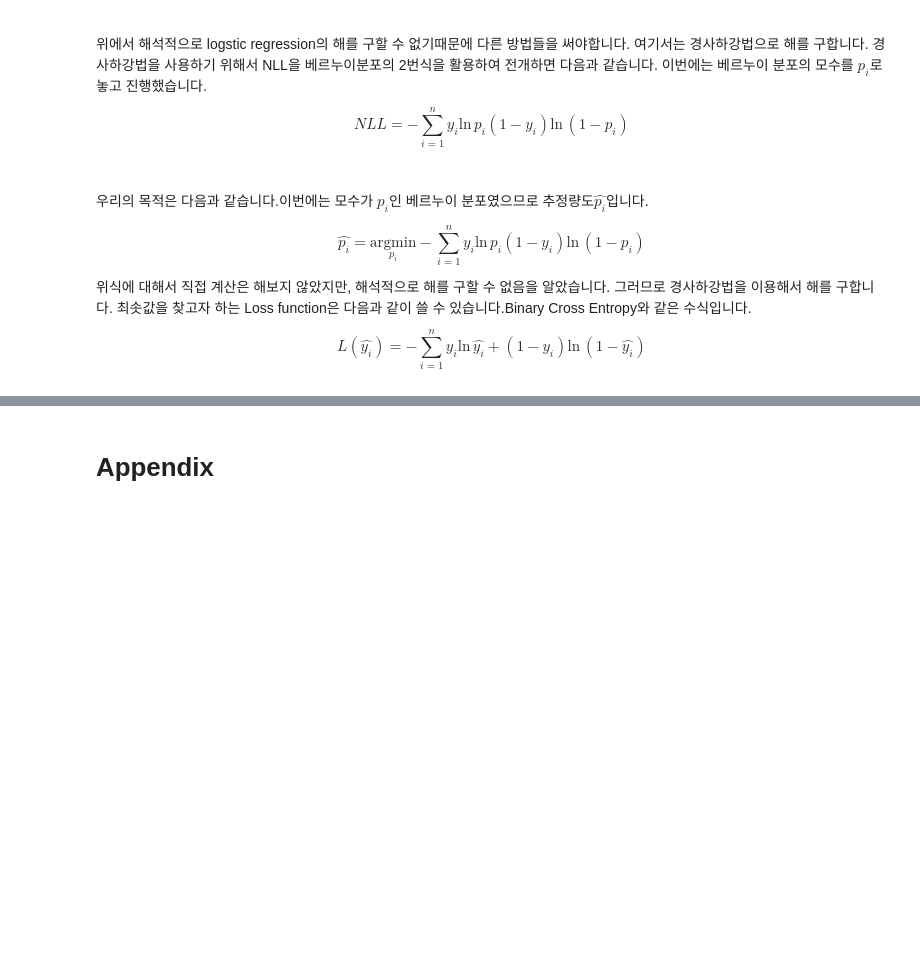
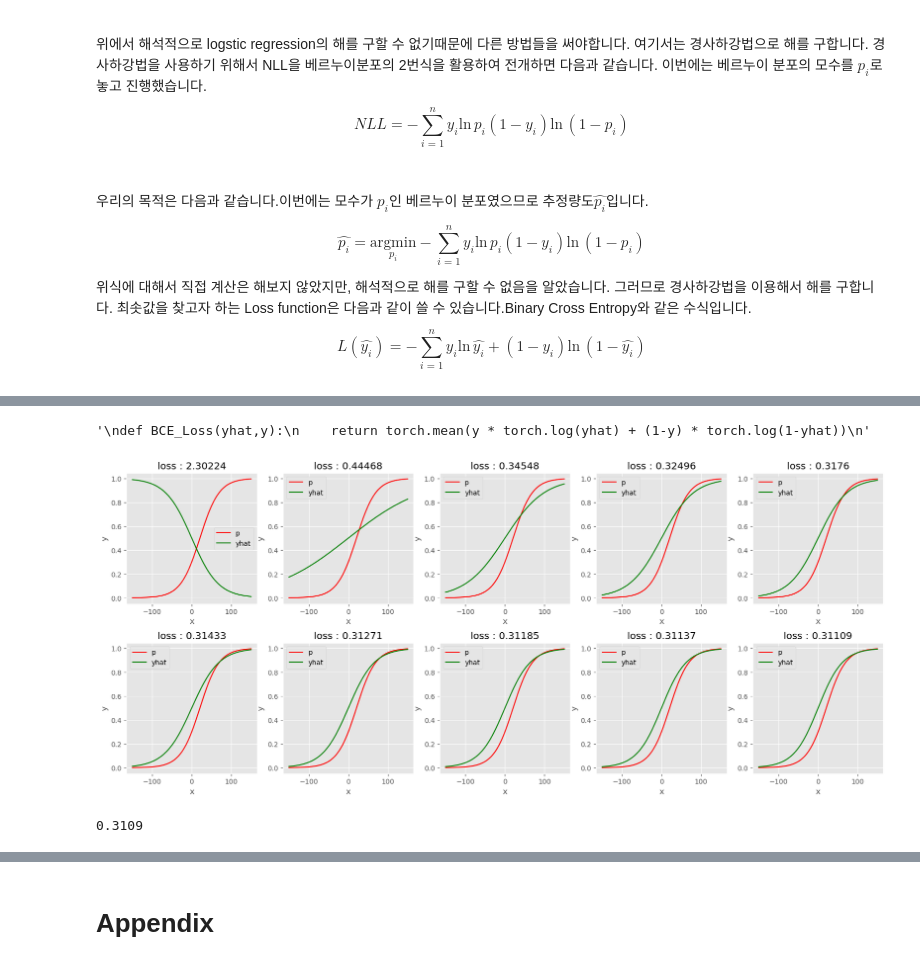
Before and after one commit to hoyeon1234/sin-hoyeon, a Jupyter notebook: posts/deep learning/Deep learning theory/(2) Logistic Regression/Logistic Regression.ipynb, the cells around one changed output, grey strips where cells are left out. Saved outputs shown, nothing was run; the diff lists cells and outputs as text; code cells hidden in the pictures; blank space fills up the shorter version.

```diff
--- a/posts/deep learning/Deep learning theory/(2) Logistic Regression/Logistic Regression.ipynb
+++ b/posts/deep learning/Deep learning theory/(2) Logistic Regression/Logistic Regression.ipynb
@@ -200,0 +271,43 @@ $$L(\hat{y_i}) = -\sum_{i=1}^{n}y_i\text{ln}\,\hat{y_i}+(1-y_i)\text{ln}\,(1-\ha
+# %%
+loss_fn = torch.nn.BCELoss()
+"""
+def BCE_Loss(yhat,y):
+    return torch.mean(y * torch.log(yhat) + (1-y) * torch.log(1-yhat))
+"""
+# %% [output]
+'\ndef BCE_Loss(yhat,y):\n    return torch.mean(y * torch.log(yhat) + (1-y) * torch.log(1-yhat))\n'
+# %%
+#custom sigmoid + torch.BCELoss 쓰면 오류 발생. 0과 1사이의 범위 아님
+#torch.nn.Sigmoid + custom BCE Loss 써도 오류발생 => nan
+plt.subplots(2,5,figsize=(20,8))
+plt.subplots_adjust(hspace=0.3)
+i=1
+
+for epoch in range(200):
+    #1 yhat
+    yhat = sig(X@What)
+    #2 loss
+    loss = loss_fn(yhat,y)
+    if epoch % 20 == 0:
+        plt.subplot(2,5,i)
+        #plt.plot(X[:,1].data,y,"bo",alpha=0.3)
+        plt.plot(X[:,1].data,p_i,"r")
+        plt.plot(X[:,1].data,yhat.data,"g")
+        plt.xlabel("x")
+        plt.ylabel("y")
+        #plt.title("realizations $y_1,\dots,y_{60}$ from $Bern(p_1),\dots,Bern(p_{60})$")
+        plt.legend(["p","yhat"])
+        title = "loss : {}".format(round(loss.tolist(),5))
+        plt.title(title)
+        i+=1
+    #3 derivative
+    loss.backward()
+    #4 update & clean
+    What.data = What.data - 0.00005 * What.grad
+    What.grad = None
+# %% [output]
+[figure, added]
+# %%
+round(loss.tolist(),4)
+# %% [output]
+0.3109
```
Also changed, not shown: parts of 21 cells of this notebook, 13 other files.
